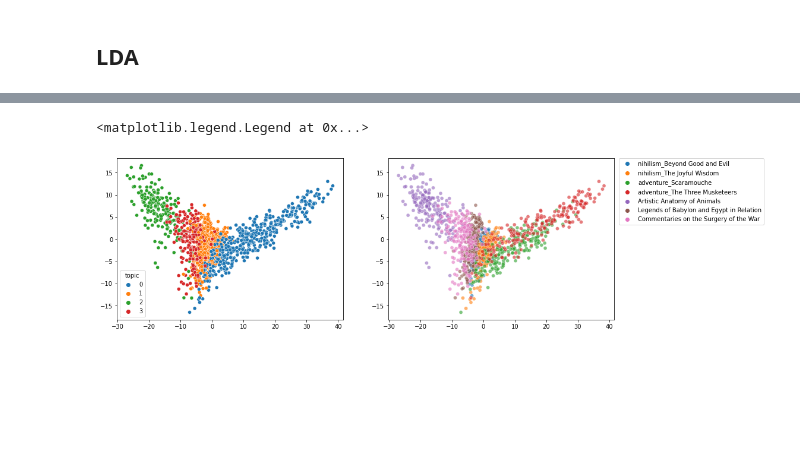
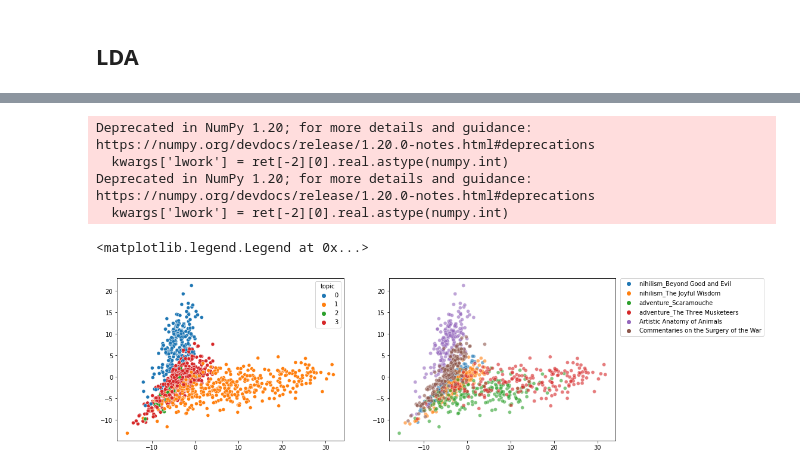
Before and after one commit to AsmaaSobhyy/Book_Clustering, a Jupyter notebook: Asmaa_Nlp_Book_clustering.ipynb, the cells around one changed output, grey strips where cells are left out. Drawn from its saved outputs; the diff is of its cells as text; code cells hidden in the pictures; blank space fills up the shorter version.

Commit message:
added visuals for the LDA model

```diff
--- a/Asmaa_Nlp_Book_clustering.ipynb
+++ b/Asmaa_Nlp_Book_clustering.ipynb
@@ -69,6 +69,14 @@ def filter_words(text):
 **Stemming and lemmatizing the text**<br>
 *Stemming : coverting words like believing, believed, believes, and believe into believ*<br>
 *Lemmatizing : coverting words into it's source, like better -> good*
+# %%
+def lem_words(filtered_words):
+  wl=WordNetLemmatizer()
+  lemmatized=[]
+  for w in filtered_words:
+    lm=wl.lemmatize(w)
+    lemmatized.append(lm)
+  return lemmatized
 # %%
 def stem_words(filtered_words):
   ps = PorterStemmer()
@@ -111,7 +119,7 @@ def sample_book(book_name,sample_size,url='',word_per_doc=100):
     else:
       text=read_from_url(url)
     filtered_words=filter_words(text)
-    stemmed_words=stem_words(filtered_words)
+    stemmed_words=lem_words(filtered_words)
     labeled_docs=create_docs(stemmed_words,book_name,word_per_doc)
     samples=take_sample(labeled_docs,sample_size)
     print(book_name)
@@ -393,6 +449,7 @@ corpus_tfidf = tfidf[bow_corpus]
 # %%
 # Train the model on the bow corpus.
-lda_model = LdaMulticore(bow_corpus, num_topics=4, id2word=dictionary, passes=2, workers=2,random_state=0)
+n_topics=4
+lda_model = LdaMulticore(bow_corpus, num_topics=n_topics, id2word=dictionary, passes=2, workers=2,random_state=0)
 
 for idx, topic in lda_model.print_topics(-1):
     print('Topic: {} \nWords: {}'.format(idx, topic))
@@ -482,13 +521,18 @@ Series([], Name: y_actual, dtype: int64)
 # %%
 pca = PCA(n_components=2,random_state=0)
 reduced_features = pca.fit_transform(train_df)
+# %% [output]
+Deprecated in NumPy 1.20; for more details and guidance: https://numpy.org/devdocs/release/1.20.0-notes.html#deprecations
+  kwargs['lwork'] = ret[-2][0].real.astype(numpy.int)
+Deprecated in NumPy 1.20; for more details and guidance: https://numpy.org/devdocs/release/1.20.0-notes.html#deprecations
+  kwargs['lwork'] = ret[-2][0].real.astype(numpy.int)
 # %%
 fig, axes = plt.subplots(1, 2, figsize=(15,5))
 
-sns.scatterplot(reduced_features[:,0], reduced_features[:,1], hue=  Lda_df['topic'],palette=my_palette[:4],ax=axes[0])
+sns.scatterplot(reduced_features[:,0], reduced_features[:,1], hue=  Lda_df['topic'],palette=my_palette[:n_topics],ax=axes[0])
 
 sns.scatterplot(reduced_features[:,0], reduced_features[:,1], hue = y_df['y_actual'],palette=my_palette[:books_count],ax=axes[1],alpha=0.6);
 plt.legend(bbox_to_anchor=(1.02, 1), loc='upper left', borderaxespad=0)
 # %% [output]
 <matplotlib.legend.Legend at 0x...>
-[figure, old version]
+[figure, new version]
```
Also changed, not shown: parts of 39 cells of this notebook.
